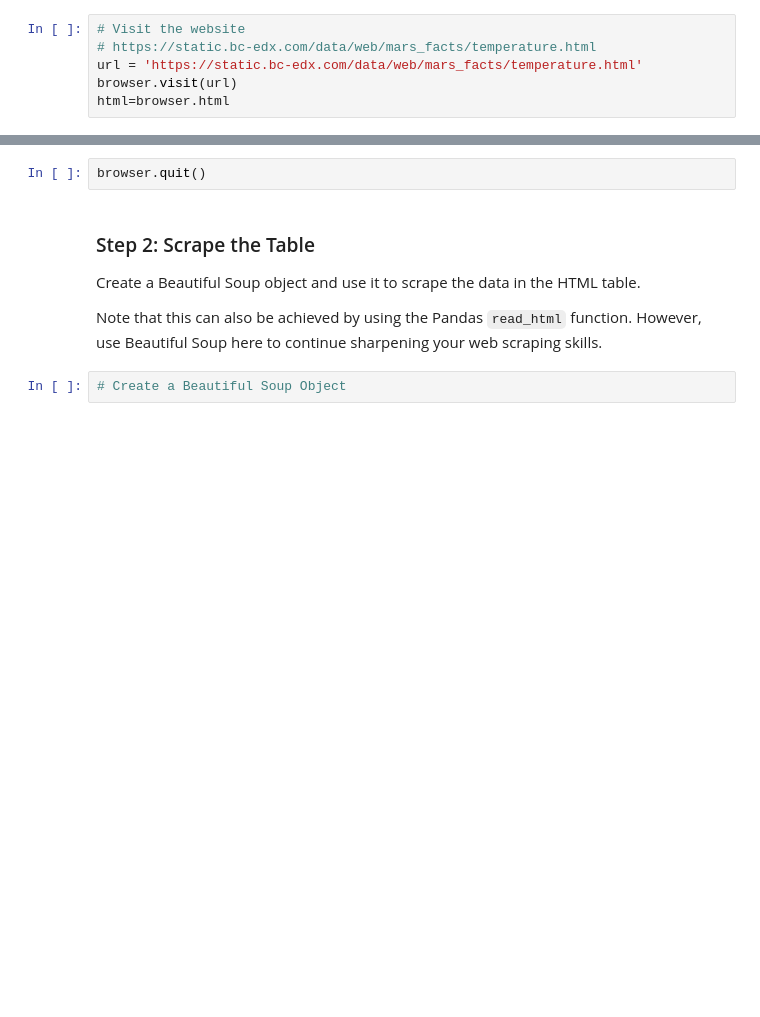
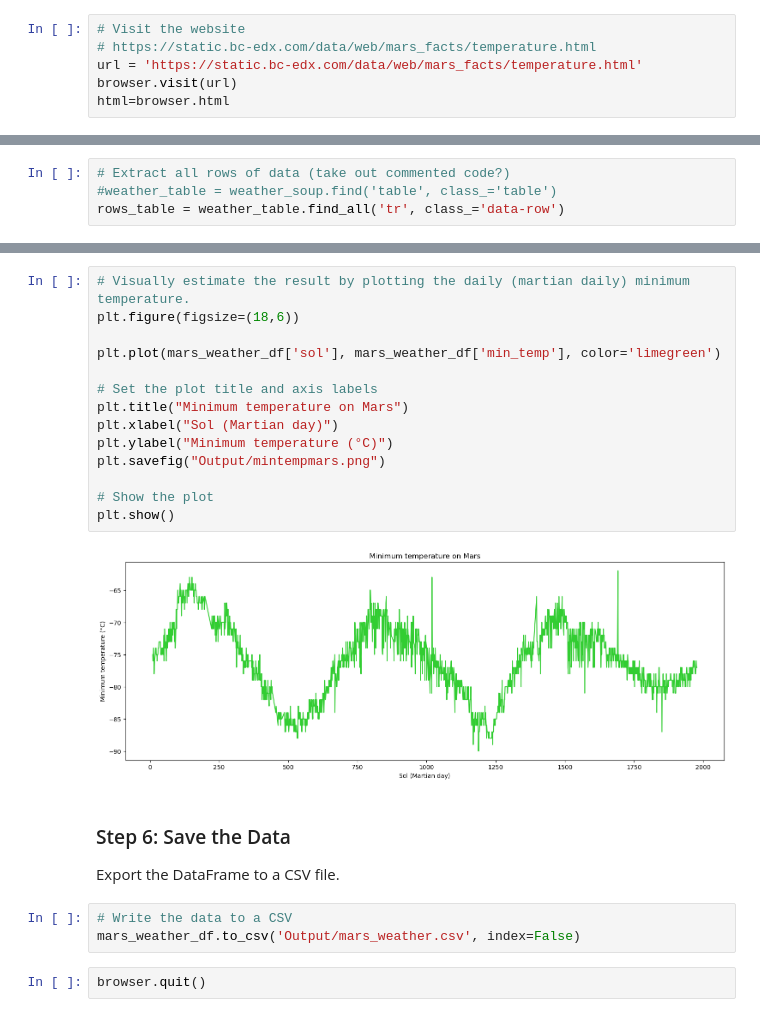
Before and after one commit to samipete/Mars-Scrape, a Jupyter notebook: part_2_mars_weather.ipynb, the cells around one changed output, grey strips where cells are left out. Drawn from its saved outputs; the diff is of its cells as text; blank space fills up the shorter version.

Commit message:
daily commit/push

```diff
--- a/part_2_mars_weather.ipynb
+++ b/part_2_mars_weather.ipynb
@@ -23,0 +52,4 @@ html=browser.html
+# %%
+# Extract all rows of data (take out commented code?)
+#weather_table = weather_soup.find('table', class_='table')
+rows_table = weather_table.find_all('tr', class_='data-row')
@@ -24,10 +296,25 @@ html=browser.html
+# %%
+# Visually estimate the result by plotting the daily (martian daily) minimum temperature.
+plt.figure(figsize=(18,6))
+
+plt.plot(mars_weather_df['sol'], mars_weather_df['min_temp'], color='limegreen')
+
+# Set the plot title and axis labels
+plt.title("Minimum temperature on Mars")
+plt.xlabel("Sol (Martian day)")
+plt.ylabel("Minimum temperature (°C)")
+plt.savefig("Output/mintempmars.png")
+
+# Show the plot
+plt.show()
+# %% [output]
+[figure, added]
+# %% [markdown]
+### Step 6: Save the Data
+
+Export the DataFrame to a CSV file.
+# %%
+# Write the data to a CSV
+mars_weather_df.to_csv('Output/mars_weather.csv', index=False)
 # %%
 browser.quit()
-# %% [markdown]
-### Step 2: Scrape the Table
-
-Create a Beautiful Soup object and use it to scrape the data in the HTML table.
-
-Note that this can also be achieved by using the Pandas `read_html` function. However, use Beautiful Soup here to continue sharpening your web scraping skills.
-# %%
-# Create a Beautiful Soup Object
```
Also changed, not shown: parts of 44 cells of this notebook, 5 other files.
